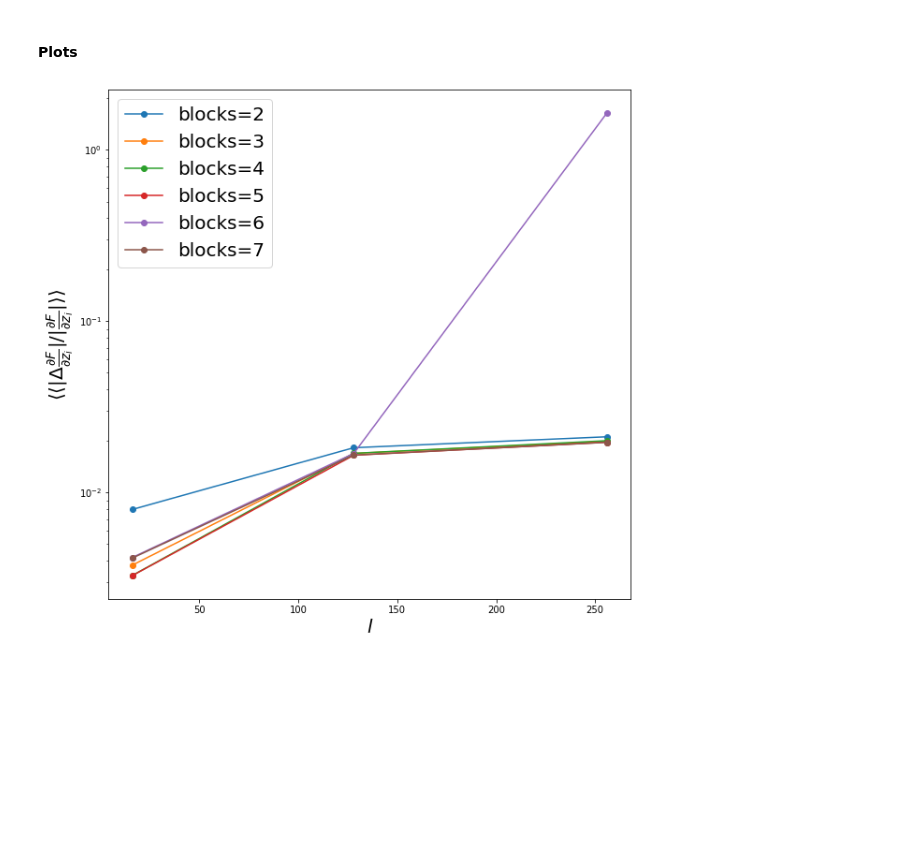
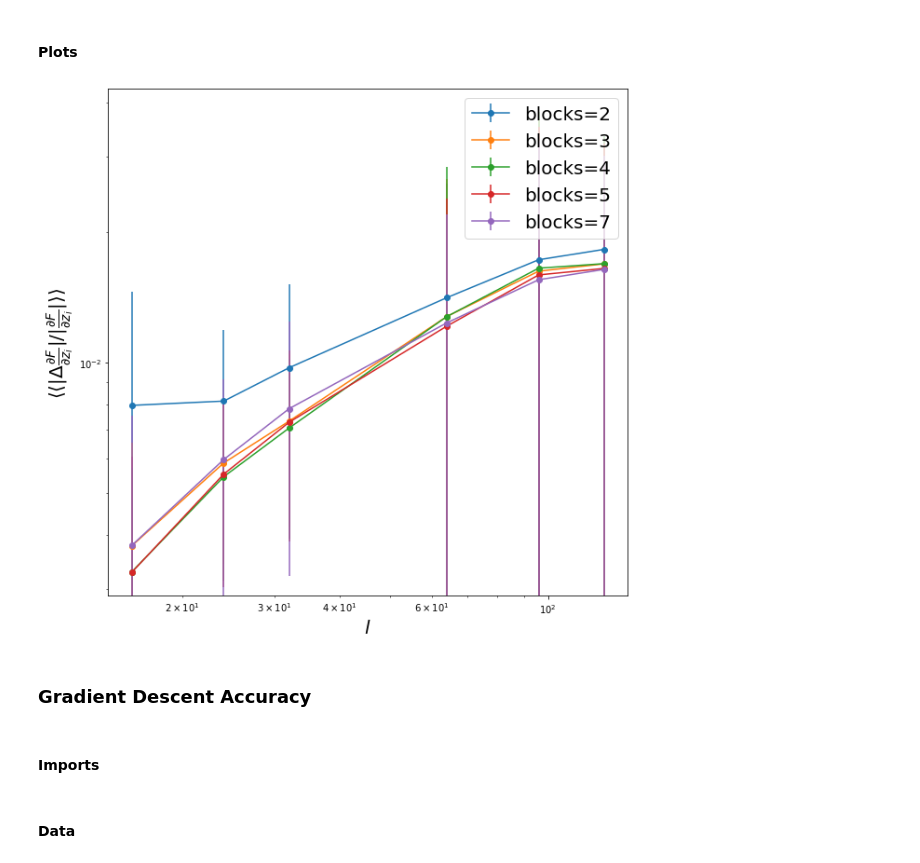
Before and after one commit to emacosta95/dft_for_ising, a Jupyter notebook: test_neural_networks_2nn_case.ipynb, the cells around one changed output. Drawn from its saved outputs; the diff is of its cells as text; code cells hidden in the pictures; blank space fills up the shorter version.

```diff
--- a/test_neural_networks.ipynb
+++ b/test_neural_networks_2nn_case.ipynb
@@ -626,19 +755,18 @@ ValueError: x and y must have same first dimension, but have shapes (7,) and (3,
 #### Data
 # %%
 models_name=['2nn_ising/h_5.44_15k_unet_periodic_augmentation_[40]_hc_5_ks_1_ps_1_nconv_0_nblock',
-            '2nn_ising/h_5.44_15k_unet_periodic_augmentation_[40, 40]_hc_5_ks_1_ps_2_nconv_0_nblock',
+             '2nn_ising/h_5.44_15k_unet_periodic_augmentation_[40, 40]_hc_5_ks_1_ps_2_nconv_0_nblock',
              '2nn_ising/h_5.44_15k_unet_periodic_augmentation_[40, 40, 40]_hc_5_ks_1_ps_3_nconv_0_nblock',
              '2nn_ising/h_5.44_15k_unet_periodic_augmentation_[40, 40, 40, 40]_hc_5_ks_1_ps_4_nconv_0_nblock',
              '2nn_ising/h_5.44_15k_unet_periodic_augmentation_[40, 40, 40, 40, 40]_hc_5_ks_1_ps_5_nconv_0_nblock',
-             '2nn_ising/h_5.44_15k_unet_periodic_augmentation_[40, 40, 40, 40, 40, 40]_hc_5_ks_1_ps_6_nconv_0_nblock',
+             #'2nn_ising/h_5.44_15k_unet_periodic_augmentation_[40, 40, 40, 40, 40, 40]_hc_5_ks_1_ps_6_nconv_0_nblock',
              '2nn_ising/h_5.44_15k_unet_periodic_augmentation_[40, 40, 40, 40, 40, 40, 40]_hc_5_ks_1_ps_7_nconv_0_nblock',
              ]
 
 
-blocks=np.arange(7)
-
-ls=[16,128,256]
-
+blocks=[1,2,3,4,5,7]
+ls=[16,24,32,64,96,128]
+#ls=[16,24,32,48,64]
 
 data_path=[f'data/dataset_2nn/test_unet_periodic_2nn_{l}_l_5.44_h_100_n.npz' for l in ls]
 # %% [markdown]
@@ -674,8 +802,9 @@ de=0.0005686659236358682 std(de)=0.0002067791734319159
 $R^2$
 # %%
 plt.figure(figsize=(10,10))
+
 for i in range(len(models_name)):
-    plt.plot(ls,rs[i],marker='o',label=f'blocks={blocks[i]+1}')
+    plt.plot(ls,rs[i],marker='o',label=f'blocks={blocks[i]}')
 plt.xlabel(r'$l$',fontsize=20)
 plt.ylabel(r'$R^2$',fontsize=20)
 plt.legend(fontsize=30)
@@ -687,10 +816,10 @@ Energy
 # %%
 plt.figure(figsize=(10,10))
 for i in range(len(models_name)):
-    plt.errorbar(ls,des[i],yerr=devde,marker='o',label=f'blocks={blocks[i]+1}')
+    plt.errorbar(ls,des[i],yerr=devde,marker='o',label=f'blocks={blocks[i]}')
 plt.legend(fontsize=20)
 plt.semilogy()
 plt.xlabel(r'$l$',fontsize=20)
-plt.ylabel(r'$\langle \langle|e_{gs}-e_{ML}| \rangle \rangle$',fontsize=20)
+plt.ylabel(r'$\langle \langle|f_{gs}-f_{ML}|/|f_{gs}| \rangle \rangle$',fontsize=20)
 plt.show()
 # %% [output]
@@ -700,6 +829,7 @@ plt.show()
 # %%
 ndata=100
 g_accs=[]
+dev_g=[]
 for j in range(len(models_name)):
     g_acc = []
     for i in range(len(ls)):
@@ -726,6 +856,7 @@ for j in range(len(models_name)):
             / np.sqrt(np.average((v[:ndata]) ** 2, axis=-1))
         )
 
+    dev_g.append([np.std(g) for g in g_acc])
     g_acc = [np.average(g) for g in g_acc]
     g_accs.append(g_acc)
 # %% [markdown]
@@ -733,11 +864,15 @@ for j in range(len(models_name)):
 # %%
 plt.figure(figsize=(10,10))
 for i in range(1,len(models_name)):
-    plt.plot(ls,g_accs[i],marker='o',label=f'blocks={blocks[i]+1}')
+    plt.errorbar(ls,g_accs[i],yerr=dev_g[i],marker='o',label=f'blocks={blocks[i]}')
 plt.xlabel(r'$l$',fontsize=20)
 plt.ylabel(r'$\langle \langle |\Delta \frac{\partial F}{\partial z_i} |/|\frac{\partial F}{\partial z_i}| \rangle \rangle$',fontsize=20)
-plt.semilogy()
+plt.loglog()
 plt.legend(fontsize=20)
 plt.show()
 # %% [output]
-[figure, old version]
+[figure, new version]
+# %% [markdown]
+### Gradient Descent Accuracy
+# %% [markdown]
+#### Imports
@@ -743,0 +889,2 @@ plt.show()
+# %% [markdown]
+#### Data
```
Also changed, not shown: parts of 48 cells of this notebook, 6 other files.
